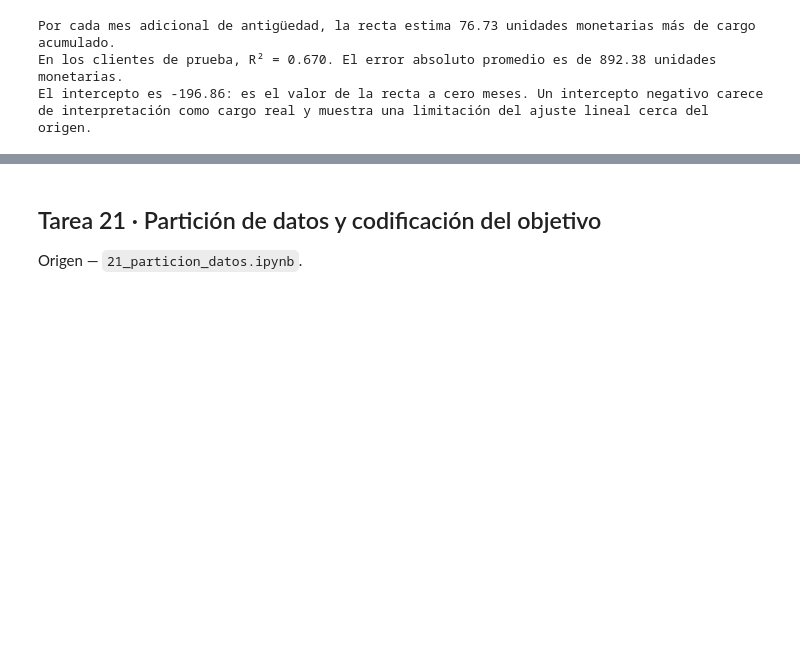
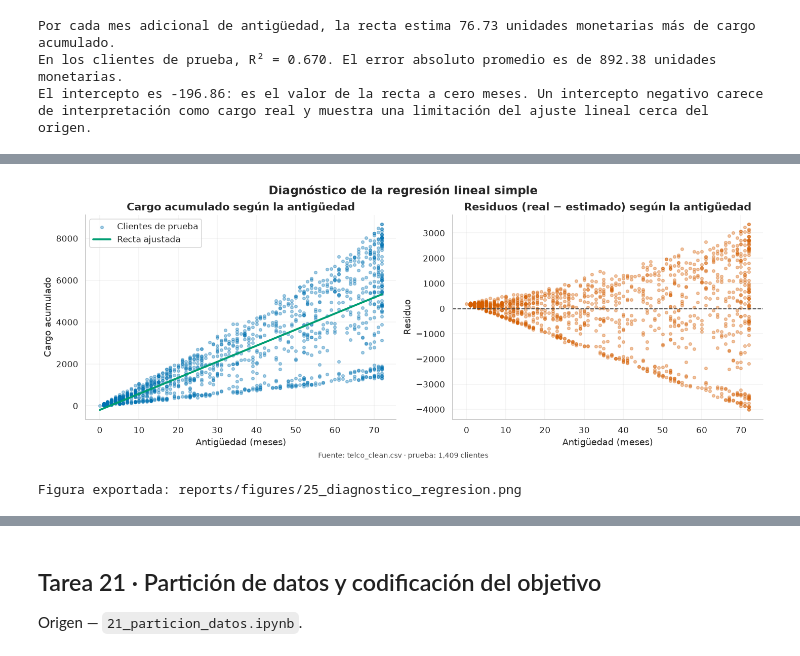
Before and after one commit to julianschmidt1/tpi-analisis-de-datos, a Jupyter notebook: notebooks/TPI_Analisis_de_Datos.ipynb, the cells around one changed output, grey strips where cells are left out. Drawn from its saved outputs; the diff is of its cells as text; code cells hidden in the pictures; blank space fills up the shorter version.

Commit message:
Refuerza la regresión lineal y aclara el alcance de la clasificación

```diff
--- a/notebooks/TPI_Analisis_de_Datos.ipynb
+++ b/notebooks/TPI_Analisis_de_Datos.ipynb
@@ -2027,0 +2079,32 @@ El intercepto es -196.86: es el valor de la recta a cero meses. Un intercepto ne
+# %%
+aplicar_estilo()
+residuos = y_test - predicciones
+
+fig, (ax_recta, ax_residuos) = plt.subplots(1, 2, figsize=(13, 5), layout="constrained")
+
+ax_recta.scatter(X_test["tenure"], y_test, s=14, alpha=0.35, color=PALETA_CATEGORICA[0],
+                 label="Clientes de prueba")
+meses = np.linspace(0, 72, 100)
+ax_recta.plot(meses, modelo.predict(pd.DataFrame({"tenure": meses})), color=PALETA_CATEGORICA[2],
+              linewidth=2.5, label="Recta ajustada")
+ax_recta.set_title("Cargo acumulado según la antigüedad")
+ax_recta.set_xlabel("Antigüedad (meses)")
+ax_recta.set_ylabel("Cargo acumulado")
+ax_recta.legend()
+
+ax_residuos.scatter(X_test["tenure"], residuos, s=14, alpha=0.35, color=PALETA_CATEGORICA[1])
+ax_residuos.axhline(0, color="#444444", linestyle="--", linewidth=1.2)
+ax_residuos.set_title("Residuos (real − estimado) según la antigüedad")
+ax_residuos.set_xlabel("Antigüedad (meses)")
+ax_residuos.set_ylabel("Residuo")
+
+fig.suptitle("Diagnóstico de la regresión lineal simple", fontsize=15, fontweight="bold")
+fig.supxlabel(f"Fuente: telco_clean.csv · prueba: {len(X_test):,} clientes", fontsize=9, color="#444444")
+
+ruta_figura = guardar_figura(fig, "25_diagnostico_regresion")
+plt.show()
+plt.close(fig)
+print(f"Figura exportada: {ruta_figura.relative_to(RAIZ).as_posix()}")
+# %% [output]
+[figure, added]
+Figura exportada: reports/figures/25_diagnostico_regresion.png
```
Also changed, not shown: parts of 15 cells of this notebook, 11 other files.
